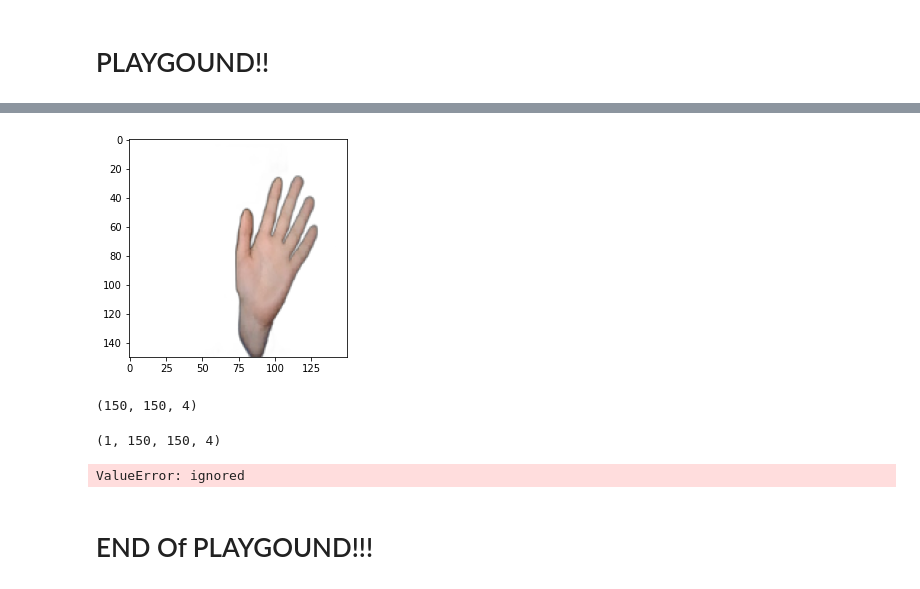
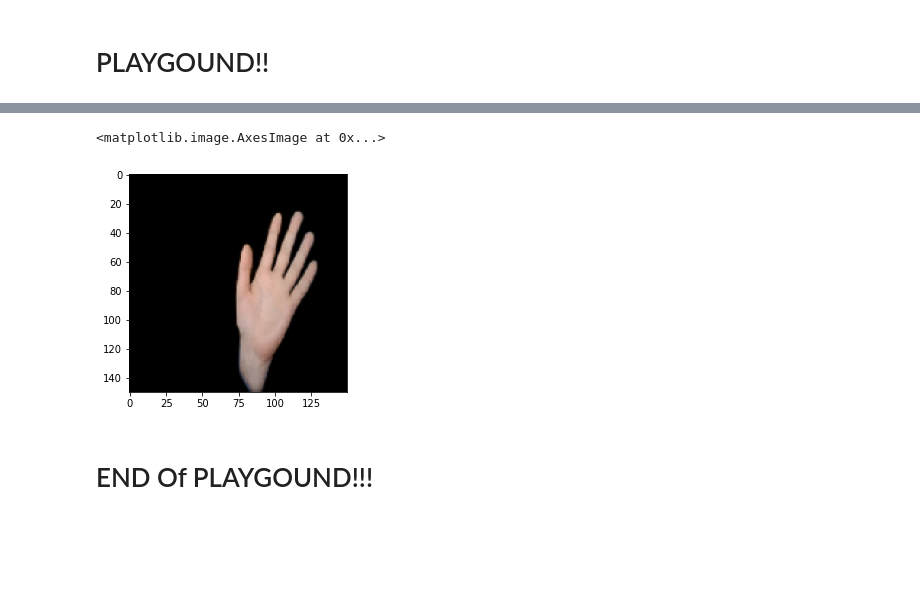
Before and after one commit to JasmineHuang25/Rock_Scissors_Paper_Game, a Jupyter notebook: Copy_of_reload_and_webapp.ipynb, the cells around one changed output, grey strips where cells are left out. Drawn from its saved outputs; the diff is of its cells as text; code cells hidden in the pictures; blank space fills up the shorter version.

Commit message:
add convert_coler and adjust output image size

```diff
--- a/Copy_of_reload_and_webapp.ipynb
+++ b/Copy_of_reload_and_webapp.ipynb
@@ -80,24 +109,26 @@ from rembg import remove
 # %%
 path = "/content/gdrive/MyDrive/Image/other_image/6.png"
 
-img = utils.load_img(path, target_size=(150, 150))
-# plt.imshow(img)
+img = utils.load_img(path,
+                     target_size=(150, 150),
+                     color_mode="rgb")
 
-output = remove(img)
+
+output = remove(img).convert('RGB')
+# plt.imshow(output)
+
+input_arr = utils.img_to_array(output)
+input_arr = np.array([input_arr])
+
+classes = model.predict(input_arr, batch_size=1)
+
+for i in classes:
+    if i[0] == 1:
+        print("paper")
+    elif i[1] == 1:
+        print("Rock")
+    else:
+        print("Scissor")
+
 plt.imshow(output)
-
-# input_arr = utils.img_to_array(output)
-# input_arr.shape
-
-# input_arr = x.reshape((1, 150, 150, 3))
-
-# classes = model.predict(images, batch_size=1)
-
-# for i in classes:
-#     if i[0] == 1:
-#         print("paper")
-#     elif i[1] == 1:
-#         print("Rock")
-#     else:
-#         print("Scissor")
 # %% [output]
@@ -105,18 +137,5 @@ plt.imshow(output)
+<matplotlib.image.AxesImage at 0x...>
-[figure, old version]
+[figure, new version]
-# %%
-input_arr = utils.img_to_array(output)
-input_arr.shape
-# %% [output]
-(150, 150, 4)
-# %%
-x = np.expand_dims(input_arr, axis=0)
-x.shape
-# %% [output]
-(1, 150, 150, 4)
-# %%
-x_transfrom = x.reshape(-1,150,150,3)
-# %% [output]
-ValueError: ignored
 # %% [markdown]
 # END Of PLAYGOUND!!!
 # %% [markdown]
```
Also changed, not shown: parts of 8 cells of this notebook.
